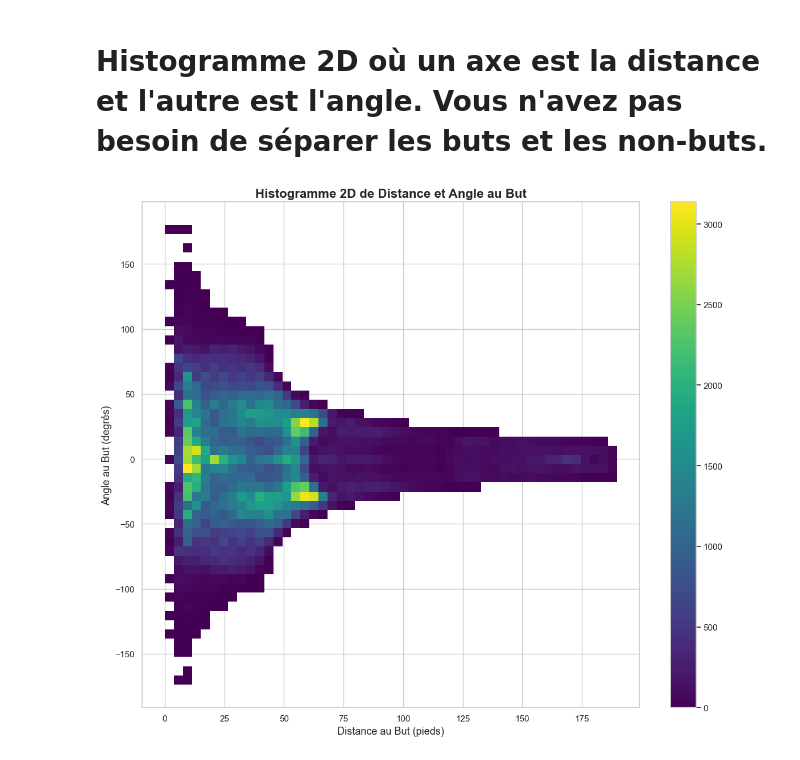
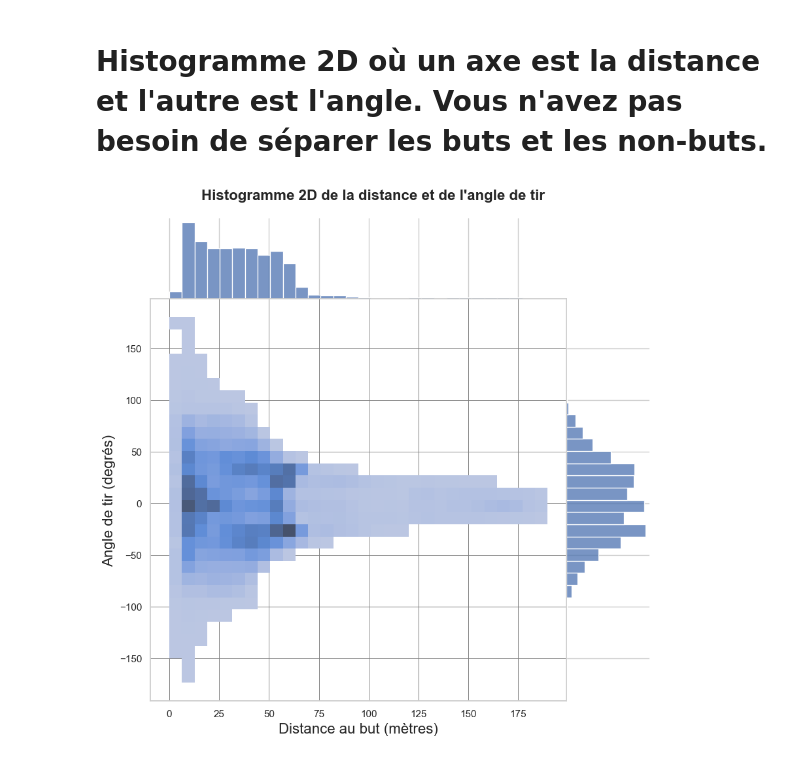
Before and after one commit to AlexMaggioni/NHL_Project, a Jupyter notebook: Milestone2/feature_engineering_1_plots.ipynb, the cells around one changed output. Saved outputs shown, nothing was run; the diff lists cells and outputs as text; code cells hidden in the pictures.

```diff
--- a/Milestone2/feature_engineering_1_plots.ipynb
+++ b/Milestone2/feature_engineering_1_plots.ipynb
@@ -167,35 +155,45 @@ plt.show()
 # %% [markdown]
 # Histogramme 2D où un axe est la distance et l'autre est l'angle. Vous n'avez pas besoin de séparer les buts et les non-buts.
-# %%
-import seaborn as sns
-import matplotlib.pyplot as plt
-
-# Assuming your dataframe is named data
-# And the 'angle_to_goal' column contains the angle information
-
-# Setting the aesthetic style of the plots
-sns.set(style="whitegrid")
-
-# Create a figure and an axis
-plt.figure(figsize=(12, 10))
-
-# Create a 2D histogram (heatmap) with 'distance_to_goal' on x-axis and 'angle_to_goal' on y-axis
-ax = sns.histplot(
-    data=data,
-    x='distance_to_goal',
-    y='angle_to_goal',
-    bins=50,  # You can adjust the number of bins for finer or coarser resolution
-    cbar=True,  # This adds a colorbar to the side of the heatmap
-    cmap='viridis'  # This is a colorblind-friendly color map
-)
-
-# Adding some labels and title
-ax.set_title('Histogramme 2D de Distance et Angle au But', fontsize=16, fontweight='bold')
-ax.set_xlabel('Distance au But (pieds)', fontsize=13)
-ax.set_ylabel('Angle au But (degrés)', fontsize=13)
-
-# Display the plot
-plt.tight_layout()  # Adjust the padding between and around subplots.
-plt.show()
-# %% [output]
-[figure, removed]
+# %%
+import seaborn as sns
+import matplotlib.pyplot as plt
+from matplotlib.colors import LinearSegmentedColormap
+
+# Assuming your dataframe is named 'data'
+# And the 'angle_to_goal' and 'distance_to_goal' columns contain the relevant information
+
+# Setting the aesthetic style of the plots
+sns.set(style="whitegrid")
+
+palette = sns.color_palette("colorblind")
+
+# Create a jointplot with 'distance_to_goal' on x-axis and 'angle_to_goal' on y-axis
+joint_plot = sns.jointplot(
+    data=data,
+    x='distance_to_goal',
+    y='angle_to_goal',
+    kind="hist",  # Specifies a 2D histogram
+    bins=30,  # Number of bins can be adjusted
+    palette=palette,  # Use the pastel colormap
+    space=0,  # Space between the joint and marginal plots
+    marginal_kws=dict(bins=30, fill=True),
+)
+
+# Enhance the main title and axis labels
+joint_plot.set_axis_labels('Distance au but (mètres)', 'Angle de tir (degrés)', fontsize=16)
+joint_plot.fig.suptitle('Histogramme 2D de la distance et de l\'angle de tir', fontsize=16, fontweight='bold')
+
+# Set grid style
+joint_plot.ax_joint.grid(which='major', color='grey', linewidth=0.7)
+joint_plot.ax_joint.grid(which='minor', color='grey', linestyle=':', linewidth=0.5)
+
+# Set figure size
+joint_plot.fig.set_size_inches(9, 9)
+
+# Adjust the figure height and the space at the top to accommodate the suptitle
+joint_plot.fig.subplots_adjust(top=0.93)  # Reduce plot to make room
+
+# Display the plot
+plt.show()
+# %% [output]
+[figure, added]
```
Also changed, not shown: parts of 16 cells of this notebook.
